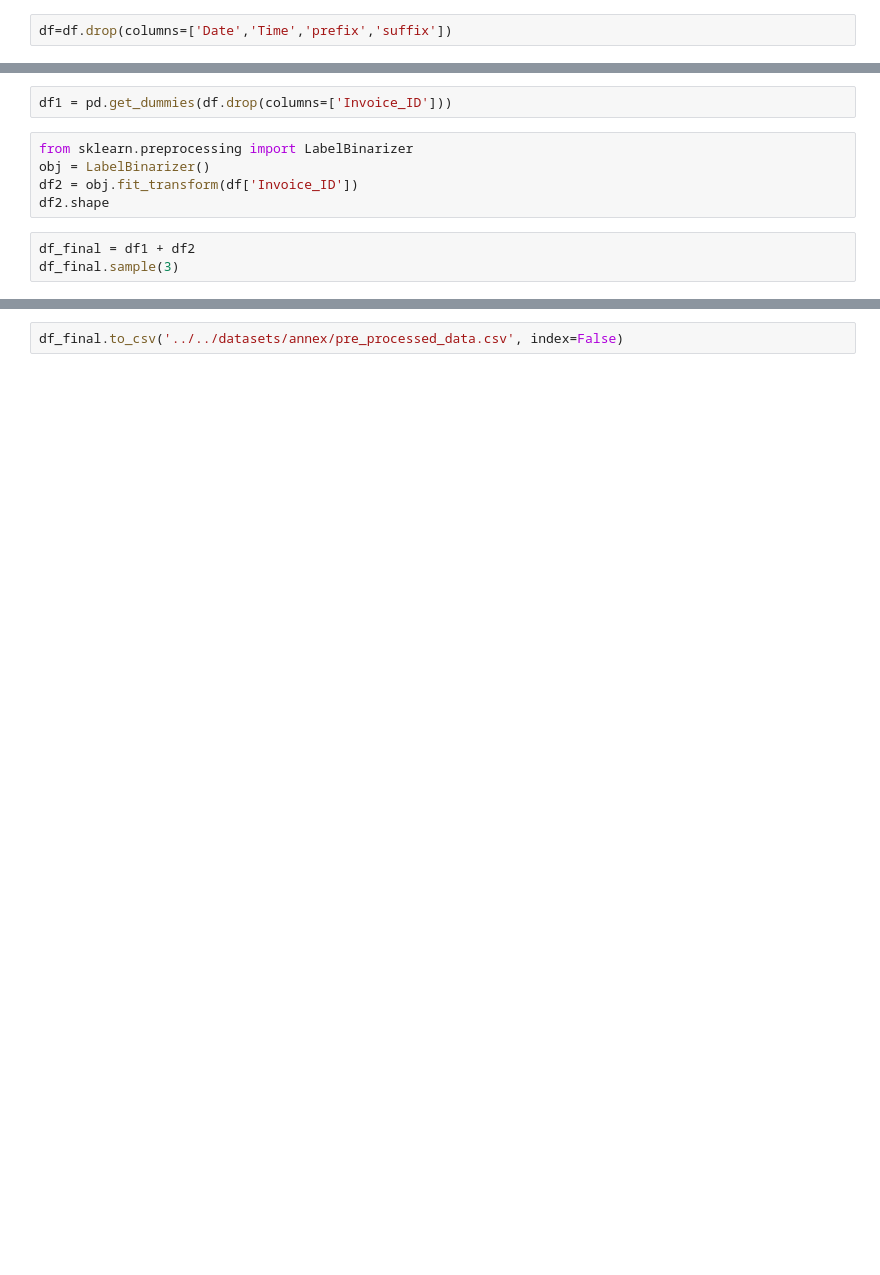
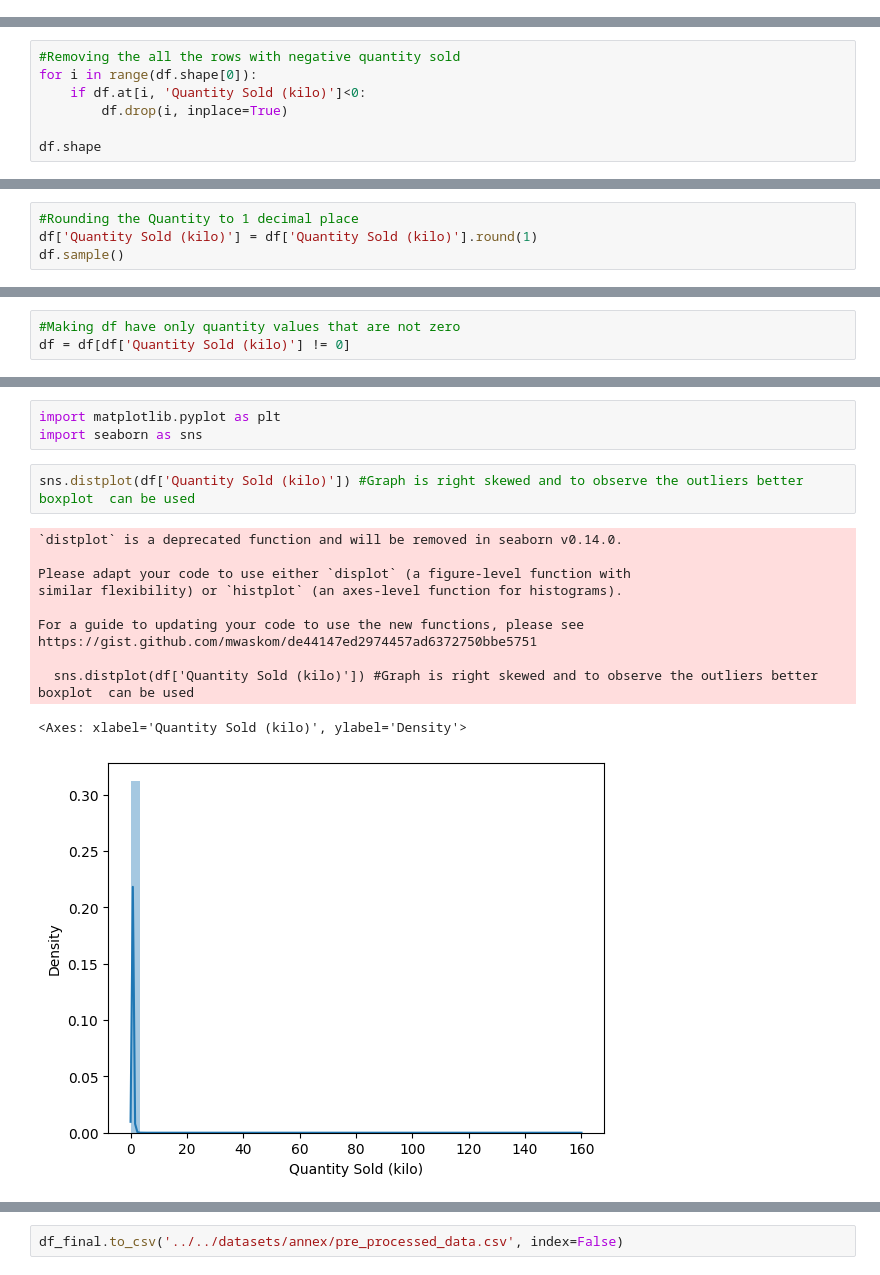
Before and after one commit to RumethSandinu/Project-connexa, a Jupyter notebook: Aslam/pre_processing.ipynb, the cells around one changed output, grey strips where cells are left out. Cells and saved outputs as stored; diff of their text form; blank space fills up the shorter version.

```diff
--- a/Aslam/pre_processing.ipynb
+++ b/Aslam/pre_processing.ipynb
@@ -38,4 +25,2 @@ df.sample()
-# %%
-df=df.drop(columns=['Date','Time','prefix','suffix'])
 # %%
 df.info()
@@ -41,0 +44,7 @@ df.info()
+# %%
+#Removing the all the rows with negative quantity sold
+for i in range(df.shape[0]):
+    if df.at[i, 'Quantity Sold (kilo)']<0:
+        df.drop(i, inplace=True)
+
+df.shape
@@ -41,0 +53,4 @@ df.info()
+# %%
+#Rounding the Quantity to 1 decimal place
+df['Quantity Sold (kilo)'] = df['Quantity Sold (kilo)'].round(1)
+df.sample()
@@ -42 +65,4 @@ df.info()
+# %%
+#Making df have only quantity values that are not zero
+df = df[df['Quantity Sold (kilo)'] != 0]
 # %%
@@ -44,10 +72,17 @@ df['Invoice_ID'].unique().shape[0]
-# %%
-df1 = pd.get_dummies(df.drop(columns=['Invoice_ID']))
-# %%
-from sklearn.preprocessing import LabelBinarizer
-obj = LabelBinarizer()
-df2 = obj.fit_transform(df['Invoice_ID'])
-df2.shape
-# %%
-df_final = df1 + df2
-df_final.sample(3)
+# %%
+import matplotlib.pyplot as plt
+import seaborn as sns
+# %%
+sns.distplot(df['Quantity Sold (kilo)']) #Graph is right skewed and to observe the outliers better boxplot  can be used
+# %% [output]
+`distplot` is a deprecated function and will be removed in seaborn v0.14.0.
+
+Please adapt your code to use either `displot` (a figure-level function with
+similar flexibility) or `histplot` (an axes-level function for histograms).
+
+For a guide to updating your code to use the new functions, please see
+https://gist.github.com/mwaskom/de44147ed2974457ad6372750bbe5751
+
+  sns.distplot(df['Quantity Sold (kilo)']) #Graph is right skewed and to observe the outliers better boxplot  can be used
+<Axes: xlabel='Quantity Sold (kilo)', ylabel='Density'>
+[figure, added]
```
Also changed, not shown: parts of 29 cells of this notebook, 1 other file.
